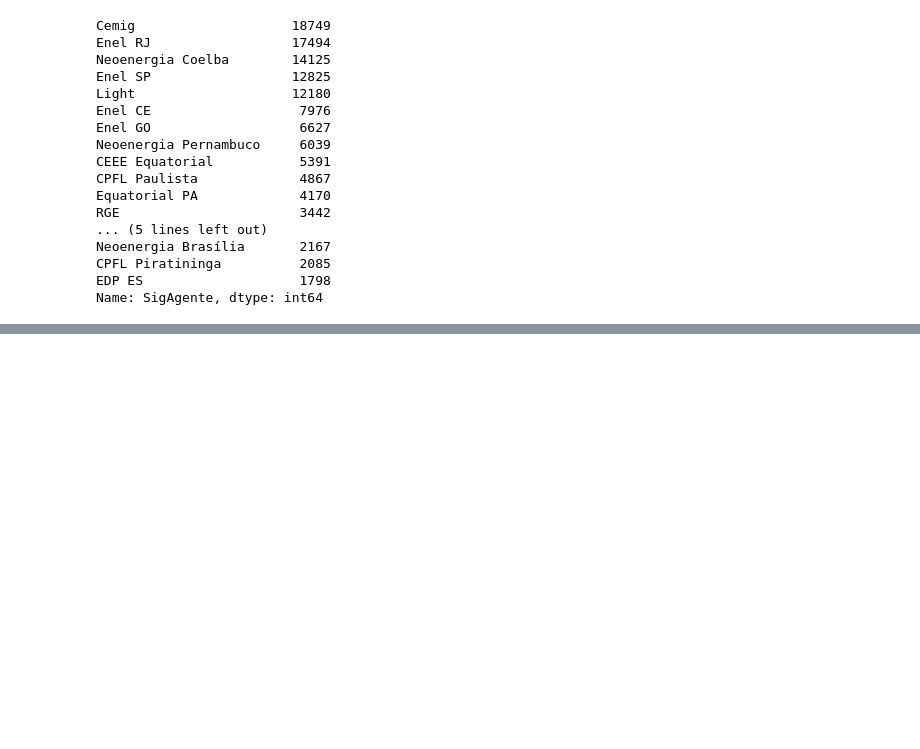
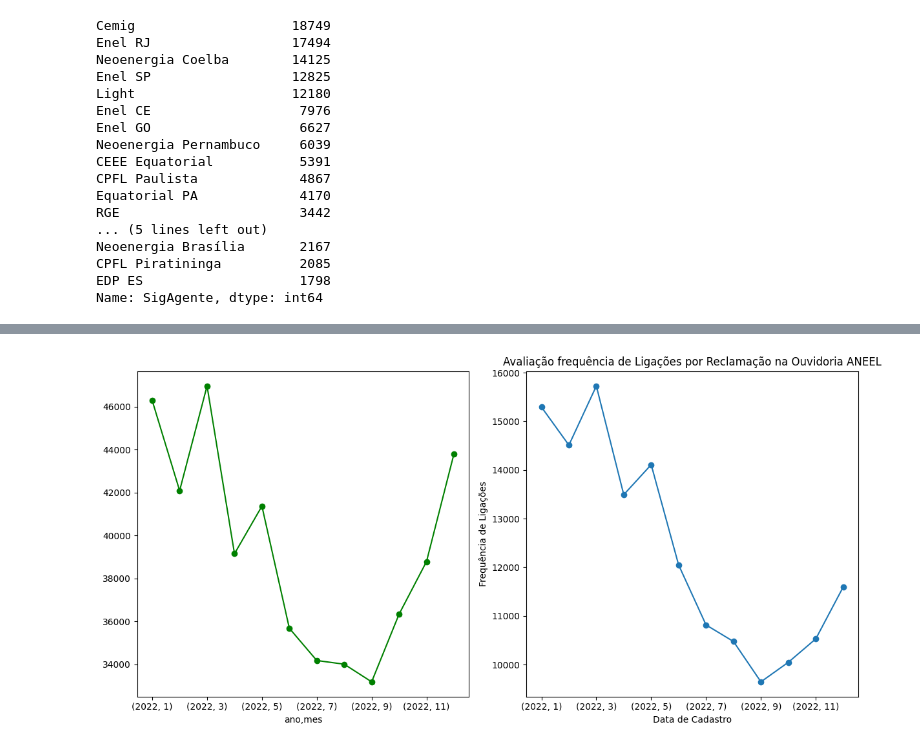
Before and after one commit to LerinaMM/satisfacao_consumidor_aneel, a Jupyter notebook: aneel_ouvidoria.ipynb, the cells around one changed output, grey strips where cells are left out. Cells and saved outputs as stored; diff of their text form; code cells hidden in the pictures; blank space fills up the shorter version.

```diff
--- a/aneel_ouvidoria.ipynb
+++ b/aneel_ouvidoria.ipynb
@@ -358,0 +402,22 @@ plt.show()
+# %%
+# Contagem do número de denúncias em cada mês
+frequencia_reclamacoes = reclamacoes.groupby(['ano', 'mes']).size()
+
+# Criação de um gráfico de linha para visualizar a frequência de denúncias ao longo do tempo
+
+plt.figure(figsize=(12, 6))
+
+plt.subplot(1,2,1)
+frequencia_ligacoes.plot(kind='line', marker='o', color ='green')
+
+plt.subplot(1,2,2)
+frequencia_reclamacoes.plot(kind='line', marker='o')
+
+plt.xlabel('Data de Cadastro')
+plt.ylabel('Frequência de Ligações')
+plt.title('Avaliação frequência de Ligações por Reclamação na Ouvidoria ANEEL')
+plt.tight_layout()
+
+plt.show()
+# %% [output]
+[figure, added]
```
Also changed, not shown: parts of 5 cells of this notebook.
